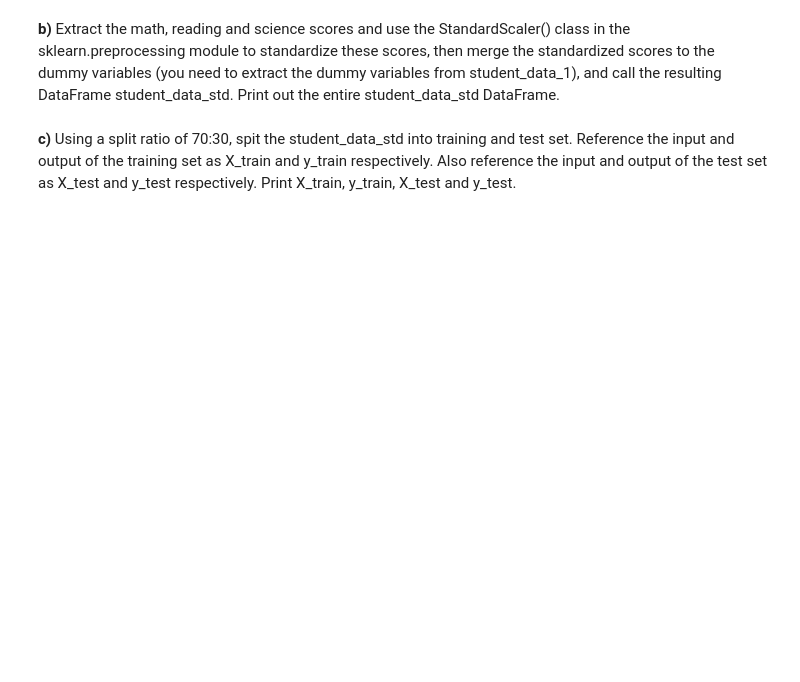
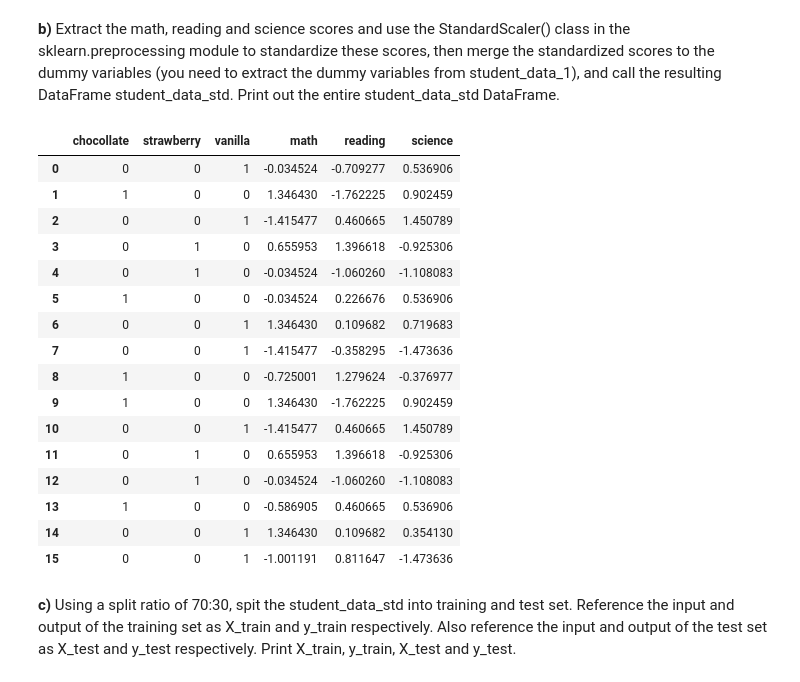
Before and after one commit to rkraemer25/DSTOOLS2, a Jupyter notebook: Week_1/Robert_Kraemer_Assignment_1.ipynb, the cells around one changed output. Cells and saved outputs as stored; diff of their text form; code cells hidden in the pictures; blank space fills up the shorter version.

```diff
--- a/Week_1/Robert_Kraemer_Assignment_1.ipynb
+++ b/Week_1/Robert_Kraemer_Assignment_1.ipynb
@@ -193,0 +211,5 @@ clean_boston_data[(clean_boston_data['year']==1995) |
+# %%
+# From the student_data, select the math, reading and science scores all at once and convert
+# the selected data to a numpy array and assign it to a variable called scores and print
+scores = student_data[['math','reading','science ']].values
+scores
@@ -208,4 +325,30 @@ Imagine that you wanted to use the student_data in question 2a to make predictio
 # %% [markdown]
 <b>b)</b>	Extract the math, reading and science scores and use the StandardScaler() class in the sklearn.preprocessing module to standardize these scores, then merge the standardized scores to the dummy variables (you need to extract the dummy variables from student_data_1), and call the resulting DataFrame student_data_std. Print out the entire student_data_std DataFrame.
+# %%
+# Standardize math, reading, and science scores with StandardScaler(), merge with dummy variables,
+# and call the df sudent_data_std
+scaler = StandardScaler()
+student_data_std = student_data_1.iloc[:,3:].join(pd.DataFrame(scaler.fit_transform(scores), columns=['math','reading','science']))
+# %%
+# Print out sudent_data_std DataFrame
+student_data_std
+# %% [output]
+|  | chocollate | strawberry | vanilla | math | reading | science |
+| 0 | 0 | 0 | 1 | -0.034524 | -0.709277 | 0.536906 |
+| 1 | 1 | 0 | 0 | 1.346430 | -1.762225 | 0.902459 |
+| 2 | 0 | 0 | 1 | -1.415477 | 0.460665 | 1.450789 |
+| 3 | 0 | 1 | 0 | 0.655953 | 1.396618 | -0.925306 |
+| 4 | 0 | 1 | 0 | -0.034524 | -1.060260 | -1.108083 |
+| 5 | 1 | 0 | 0 | -0.034524 | 0.226676 | 0.536906 |
+| 6 | 0 | 0 | 1 | 1.346430 | 0.109682 | 0.719683 |
+| 7 | 0 | 0 | 1 | -1.415477 | -0.358295 | -1.473636 |
+| 8 | 1 | 0 | 0 | -0.725001 | 1.279624 | -0.376977 |
+| 9 | 1 | 0 | 0 | 1.346430 | -1.762225 | 0.902459 |
+| 10 | 0 | 0 | 1 | -1.415477 | 0.460665 | 1.450789 |
+| 11 | 0 | 1 | 0 | 0.655953 | 1.396618 | -0.925306 |
+| 12 | 0 | 1 | 0 | -0.034524 | -1.060260 | -1.108083 |
+| 13 | 1 | 0 | 0 | -0.586905 | 0.460665 | 0.536906 |
+| 14 | 0 | 0 | 1 | 1.346430 | 0.109682 | 0.354130 |
+| 15 | 0 | 0 | 1 | -1.001191 | 0.811647 | -1.473636 |
 # %% [markdown]
 <b>c)</b>	Using a split ratio of 70:30, spit the student_data_std into training and test set. Reference the input and output of the training set as X_train and y_train respectively. Also reference the input and output of the test set as X_test and y_test respectively. Print X_train, y_train, X_test and y_test.
```
Also changed, not shown: parts of 21 cells of this notebook, 1 other file.
